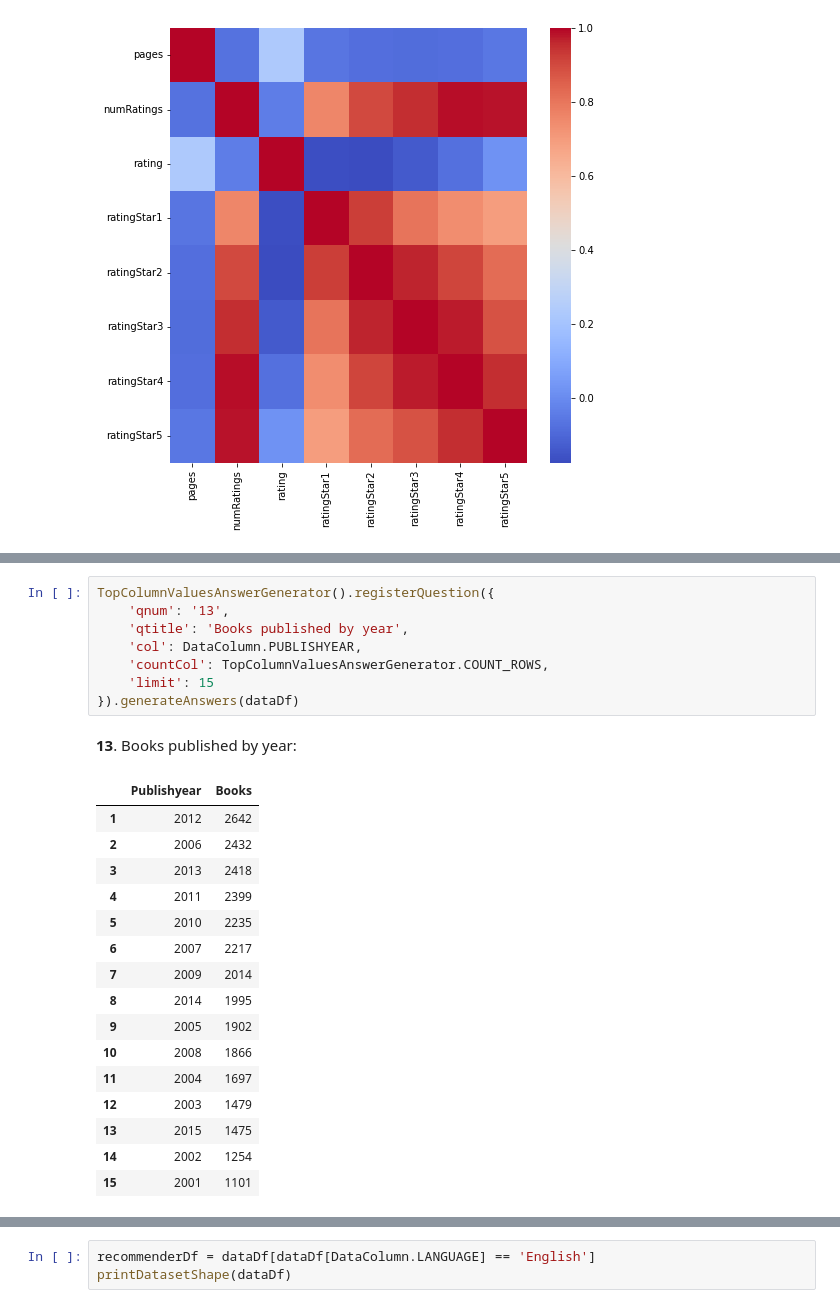
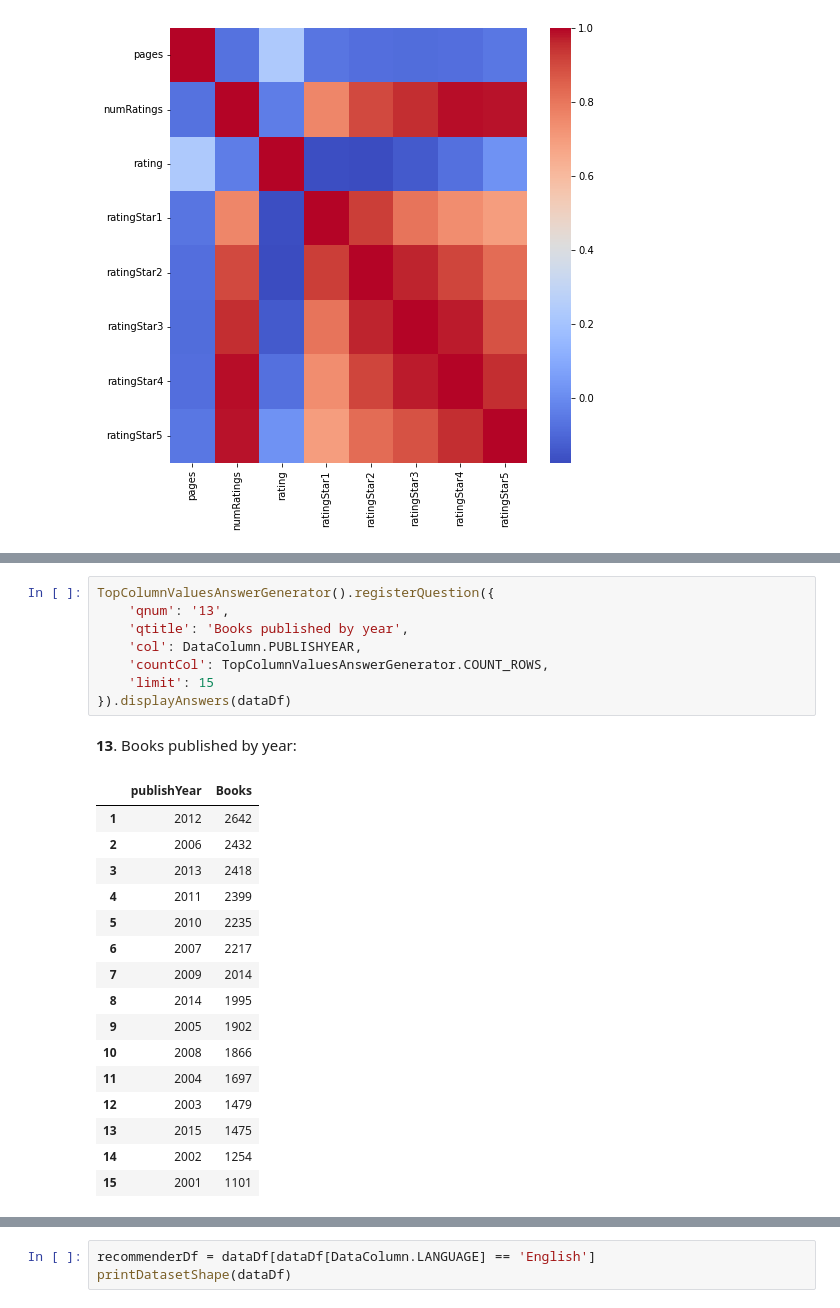
Before and after one commit to pspanoudakis/Data-Mining-Techniques-Projects, a Jupyter notebook: project2/GoodreadsBooks.ipynb, the cells around one changed output, grey strips where cells are left out. Cells and saved outputs as stored; diff of their text form.

```diff
--- a/project2/GoodreadsBooks.ipynb
+++ b/project2/GoodreadsBooks.ipynb
@@ -551,14 +551,14 @@ TopColumnValuesAnswerGenerator().registerQuestions([
 # %%
 TopColumnValuesAnswerGenerator().registerQuestion({
     'qnum': '13',
     'qtitle': 'Books published by year',
     'col': DataColumn.PUBLISHYEAR,
     'countCol': TopColumnValuesAnswerGenerator.COUNT_ROWS,
     'limit': 15
-}).generateAnswers(dataDf)
+}).displayAnswers(dataDf)
 # %% [output]
 **13**. Books published by year:
-|  | Publishyear | Books |
+|  | publishYear | Books |
 | 1 | 2012 | 2642 |
 | 2 | 2006 | 2432 |
 | 3 | 2013 | 2418 |
```
Also changed, not shown: parts of 12 cells of this notebook, 1 other file.
